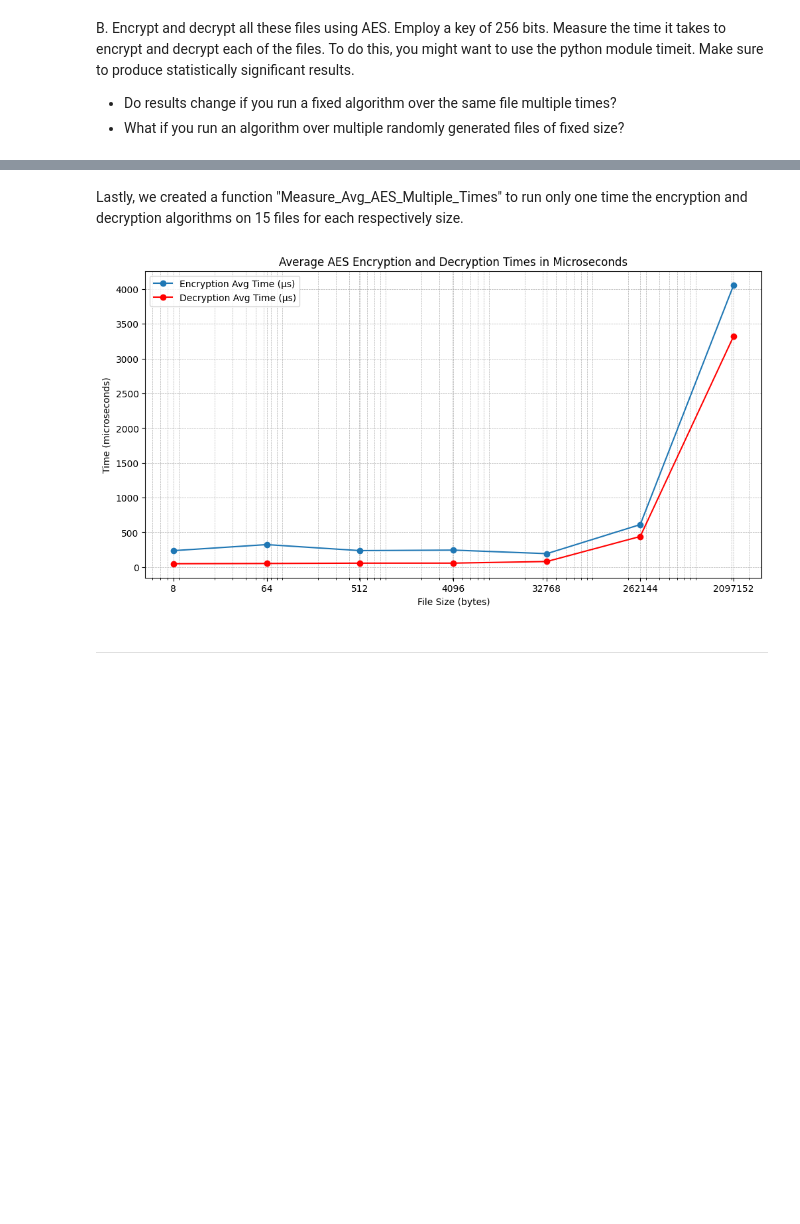
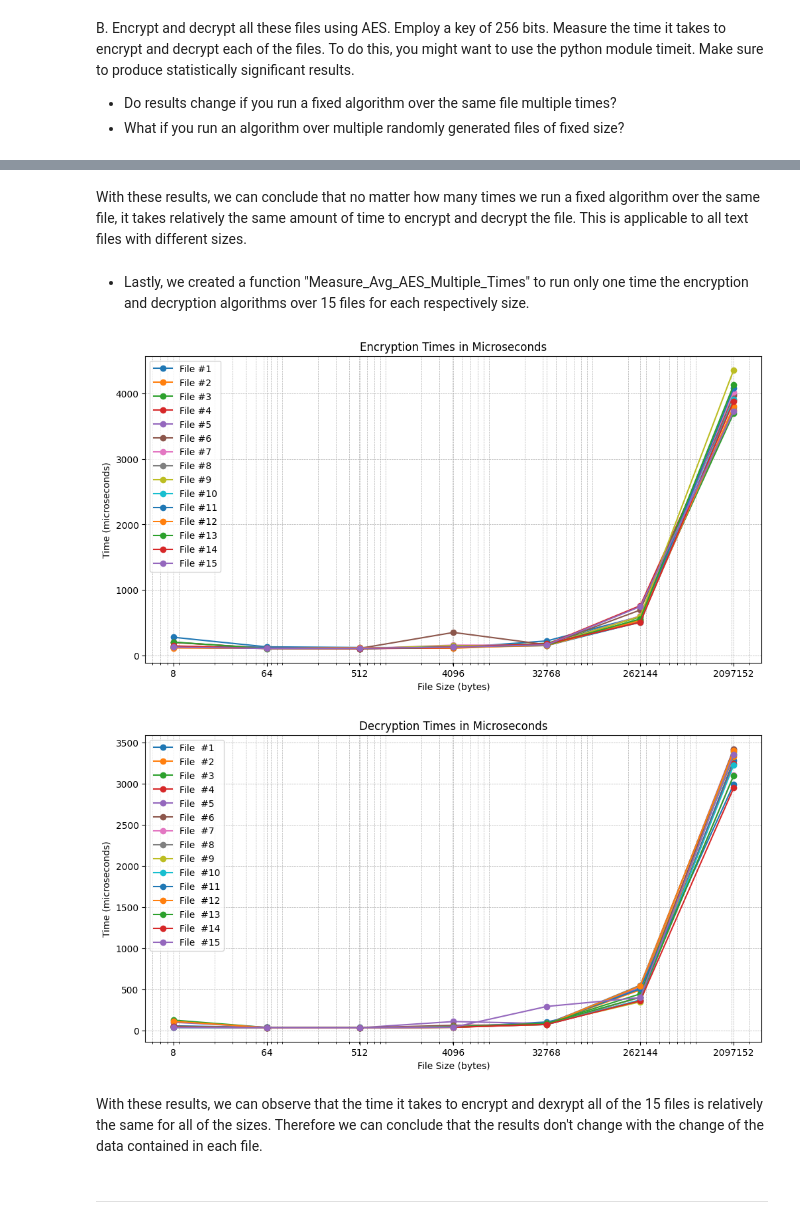
Before and after one commit to kikokite/SP1, a Jupyter notebook: SP1_final_final.ipynb, the cells around one changed output, grey strips where cells are left out. Saved outputs shown, nothing was run; the diff lists cells and outputs as text; code cells hidden in the pictures; blank space fills up the shorter version.

```diff
--- a/SP1_final_final.ipynb
+++ b/SP1_final_final.ipynb
@@ -220,5 +234,7 @@ Measure_Time_AES_Multiple_Times(file_sizes_aes)
+# %% [markdown]
+With these results, we can conclude that no matter how many times we run a fixed algorithm over the same file, it takes relatively the same amount of time to encrypt and decrypt the file. This is applicable to all text files with different sizes.
 # %% [markdown]
-Lastly, we created a function "Measure_Avg_AES_Multiple_Times" to run only one time the encryption and decryption algorithms on 15 files for each respectively size.
+- Lastly, we created a function "Measure_Avg_AES_Multiple_Times" to run only one time the encryption and decryption algorithms over 15 files for each respectively size.
 # %%
 def generate_multiple_files(file_sizes_aes, num_files):
     for size in file_sizes_aes:
@@ -227,66 +243,78 @@ def generate_multiple_files(file_sizes_aes, num_files):
             with open(file_name, 'wb') as f:
                 f.write(os.urandom(size))
 # %%
+import os
+import timeit
+import matplotlib.pyplot as plt
+
 def Measure_Avg_AES_Multiple_Times(file_sizes_aes, num_files=15):
-    encryption_times_avg = []
-    decryption_times_avg = []
+    encryption_times = [[] for _ in range(num_files)]
+    decryption_times = [[] for _ in range(num_files)]
     key = os.urandom(32)
     iv = os.urandom(16)
+
     for size in file_sizes_aes:
-        encryption_times = []
-        decryption_times = []
+        for i in range(num_files):
 
-        for i in range(num_files):
             input_file = f'aes_{size}_{i}.txt'
             encrypted_file = f'aes_{size}_{i}_encrypted.txt'
 
             # Measure encryption time
-            encryption_time = timeit.timeit(lambda: encrypt_file_aes(input_file, encrypted_file, key,iv), number=1)
-            encryption_times.append(encryption_time)
+            encryption_time = timeit.timeit(lambda: encrypt_file_aes(input_file, encrypted_file, key, iv), number=1)
+            encryption_times[i].append(encryption_time)
 
             # Measure decryption time
             decryption_time = timeit.timeit(lambda: decrypt_file_aes(encrypted_file, key, iv), number=1)
-            decryption_times.append(decryption_time)
+            decryption_times[i].append(decryption_time)
 
-        encryption_times_avg.append(sum(encryption_times) / num_files)
-        decryption_times_avg.append(sum(decryption_times) / num_files)
+    # Plotting encryption times
+    plt.figure(figsize=(12, 6))
+    for i in range(num_files):
+        # Convert average times from seconds to microseconds
+        encryption_times[i] = [time * 1e6 for time in encryption_times[i]]
 
-    # Plotting the results in microseconds
-    plt.figure(figsize=(12, 6))
-
-    # Convert average times from seconds to microseconds
-    encryption_times_avg_us = [time * 1e6 for time in encryption_times_avg]
-    decryption_times_avg_us = [time * 1e6 for time in decryption_times_avg]
-
-    # Plotting
-    plt.plot(file_sizes_aes, encryption_times_avg_us, '-o', label='Encryption Avg Time (µs)')
-    plt.plot(file_sizes_aes, decryption_times_avg_us, '-o', label='Decryption Avg Time (µs)', color='red')
+        # Plotting
+        plt.plot(file_sizes_aes, encryption_times[i], '-o', label=f'File #{i + 1}')
 
     # Updating labels
     plt.xlabel('File Size (bytes)')
     plt.ylabel('Time (microseconds)')
-
-    # Keeping the x-axis logarithmic
     plt.xscale('log')
     plt.xticks(file_sizes_aes, labels=[str(size) for size in file_sizes_aes])
+    plt.title('Encryption Times in Microseconds')
+    plt.legend()
+    plt.grid(True, which='both', linestyle='--', linewidth=0.5)
+    plt.show()
 
-    # Updating title and legend
-    plt.title('Average AES Encryption and Decryption Times in Microseconds')
+    # Plotting decryption times
+    plt.figure(figsize=(12, 6))
+    for i in range(num_files):
+        # Convert average times from seconds to microseconds
+        decryption_times[i] = [time * 1e6 for time in decryption_times[i]]
+
+        # Plotting
+        plt.plot(file_sizes_aes, decryption_times[i], '-o', label=f'File  #{i + 1}')
+
+    # Updating labels
+    plt.xlabel('File Size (bytes)')
+    plt.ylabel('Time (microseconds)')
+    plt.xscale('log')
+    plt.xticks(file_sizes_aes, labels=[str(size) for size in file_sizes_aes])
+    plt.title('Decryption Times in Microseconds')
     plt.legend()
-
-    # Enabling grid for better readability
     plt.grid(True, which='both', linestyle='--', linewidth=0.5)
-
-    # Show the plot
     plt.show()
 
 # Generate files
-generate_multiple_files(file_sizes_aes,15)
+generate_multiple_files(file_sizes_aes, 15)
 
 # Now measure and plot
 Measure_Avg_AES_Multiple_Times(file_sizes_aes)
 # %% [output]
-[figure, old version]
+[figure, new version]
+[figure, added]
+# %% [markdown]
+With these results, we can observe that the time it takes to encrypt and dexrypt all of the 15 files is relatively the same for all of the sizes. Therefore we can conclude that the results don't change with the change of the data contained in each file.
 # %% [markdown]
 -------------------------------------------------------------------------------------------------------------------------------------
 # %% [markdown]
```
Also changed, not shown: parts of 12 cells of this notebook.
